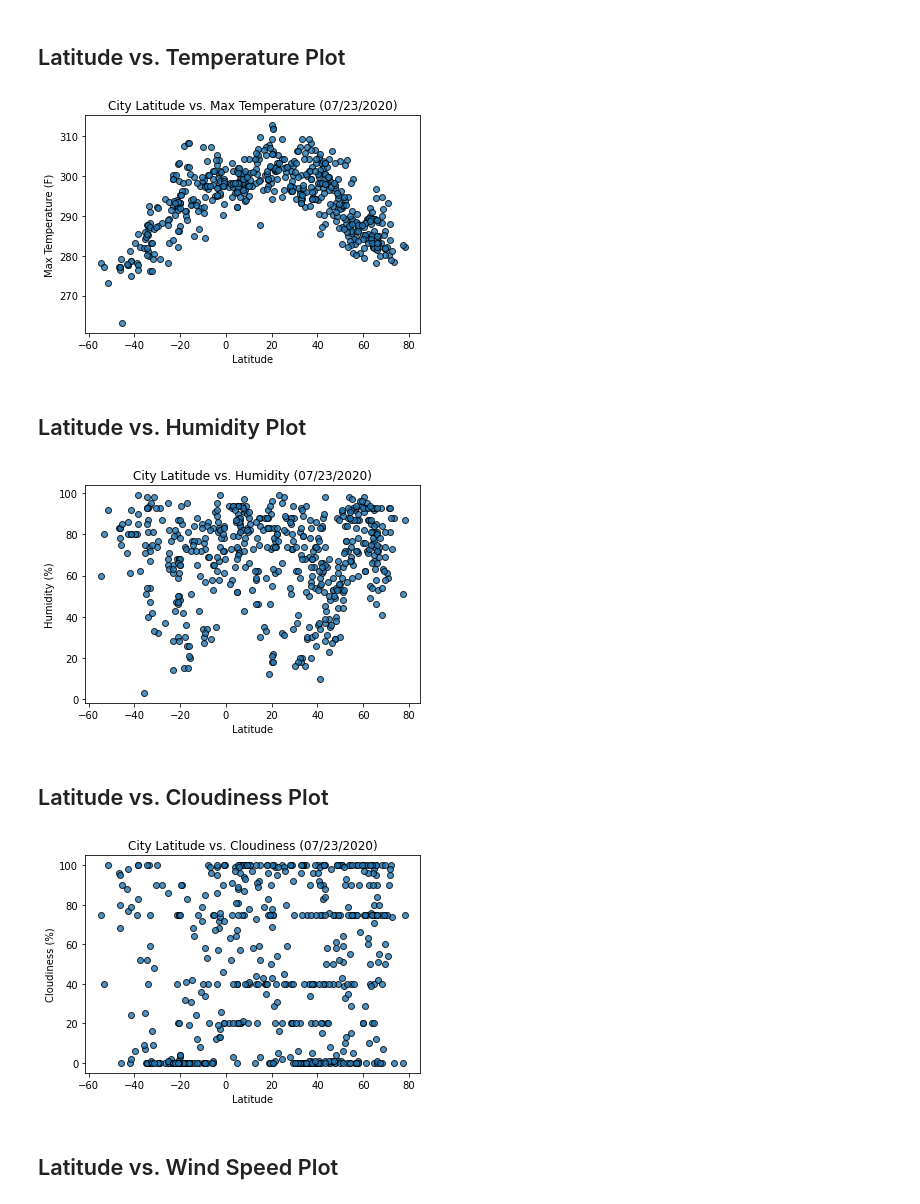
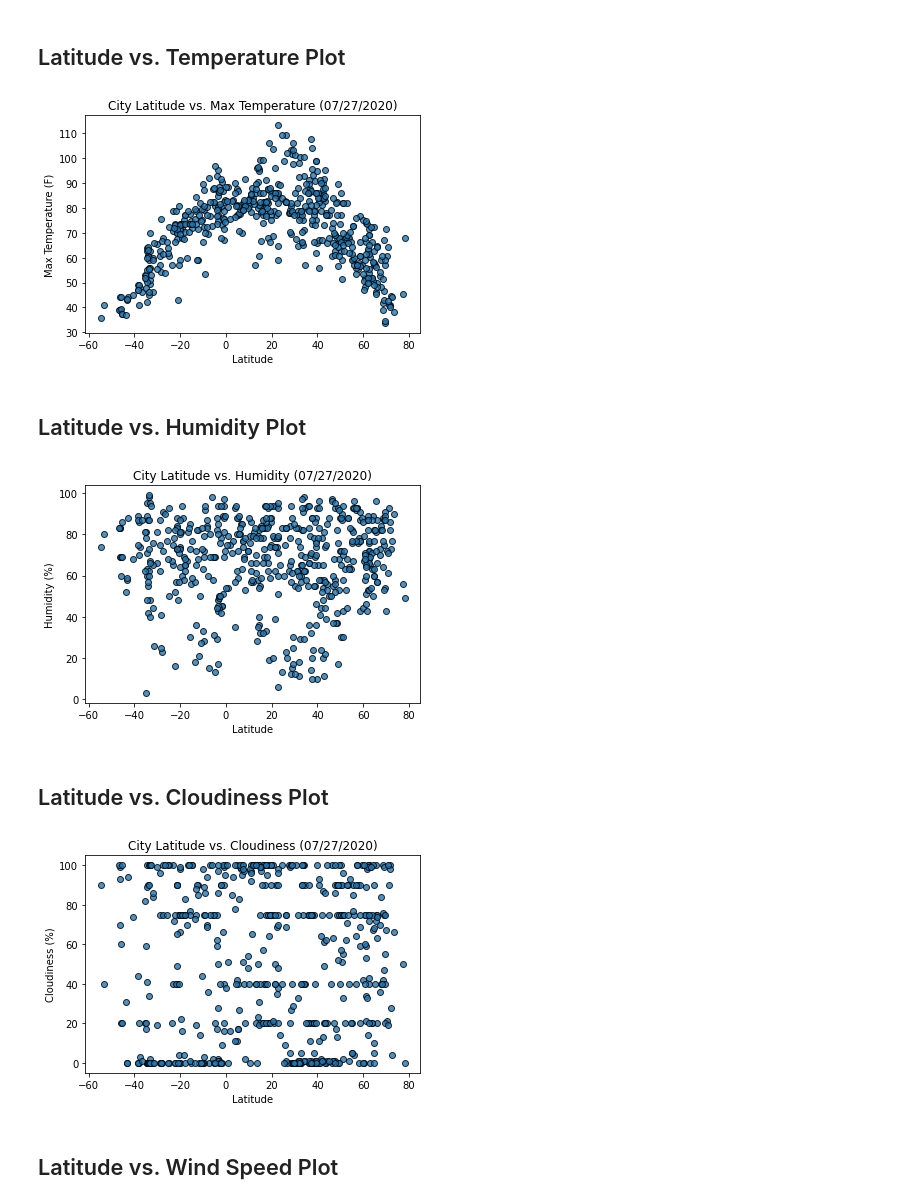
Before and after one commit to adithyav09/Python-API-Challenge, a Jupyter notebook: WeatherPy/WeatherPy.ipynb, the cells around one changed output. Saved outputs shown, nothing was run; the diff lists cells and outputs as text; code cells hidden in the pictures.

Commit message:
issues with temperature fixed

```diff
--- a/WeatherPy/WeatherPy.ipynb
+++ b/WeatherPy/WeatherPy.ipynb
@@ -54,11 +54,13 @@ len(cities)
 * Perform a weather check on each city using a series of successive API calls.
 * Include a print log of each city as it'sbeing processed (with the city number and city name).
 # %%
+#Setting up query and converting the temperature from Kelvin to Celsius.
 url = "http://api.openweathermap.org/data/2.5/weather?"
-api_key = url + "q=" + city + "&appid=" + weather_api_key
+api_key = url + "q=" + city + "&appid=" + weather_api_key + "&units=Imperial"
 print("Beginning Data Retrieval\n-----------------------------")
 weather_response = requests.get(api_key).json()
 
+#Creating empy lists to store desired values based on category.
 City = []
 Lat = []
 Lng = []
@@ -69,14 +71,16 @@ Wind_Speed = []
 Country = []
 Date = []
 
+#setting counter when processing values of each city data.
 count = 1
 set_count = 1
 
 for city in cities:
 
+    #Try block to prevent error of city not found by skipping it and retrieving necessary data for each city.
     try:
 
-        response = requests.get(url + "q=" + city + "&appid=" + weather_api_key).json()
+        response = requests.get(url + "q=" + city + "&appid=" + weather_api_key + "&units=Imperial").json()
         City.append(response['name'])
         Lat.append(response['coord']['lat'])
         Lng.append(response['coord']['lon'])
@@ -88,12 +92,14 @@ for city in cities:
         Date.append(response['dt'])
         print(f"Processing Record {count} of Set {set_count} | {city}")
 
+        #Used to describe set and record and reset values after every set.
         if count != 50:
             count += 1
         else:
             count = 0
             set_count += 1
 
+        #Sleep to prevent overuse of API key
         time.sleep(1.02)
 
     except:
@@ -189,31 +197,31 @@ clean_city_data.to_csv('../Resources/clean_city_data.csv', index = False)
 # %%
 plt.scatter(x = clean_city_data['Latitude'], y = clean_city_data['Max Temperature'], alpha = 0.8, edgecolors = 'black')
 plt.xlabel("Latitude")
 plt.ylabel("Max Temperature (F)")
-plt.title("City Latitude vs. Max Temperature (07/23/2020)")
+plt.title("City Latitude vs. Max Temperature (07/27/2020)")
 plt.show()
 # %% [output]
-[figure, old version]
+[figure, new version]
 # %% [markdown]
 ## Latitude vs. Humidity Plot
 # %%
 plt.scatter(x = clean_city_data['Latitude'], y = clean_city_data['Humidity'], alpha = 0.8, edgecolors = 'black')
 plt.xlabel("Latitude")
 plt.ylabel("Humidity (%)")
-plt.title("City Latitude vs. Humidity (07/23/2020)")
+plt.title("City Latitude vs. Humidity (07/27/2020)")
 plt.show()
 # %% [output]
-[figure, old version]
+[figure, new version]
 # %% [markdown]
 ## Latitude vs. Cloudiness Plot
 # %%
 plt.scatter(x = clean_city_data['Latitude'], y = clean_city_data['Cloudiness'], alpha = 0.8, edgecolors = 'black')
 plt.xlabel("Latitude")
 plt.ylabel("Cloudiness (%)")
-plt.title("City Latitude vs. Cloudiness (07/23/2020)")
+plt.title("City Latitude vs. Cloudiness (07/27/2020)")
 plt.show()
 # %% [output]
-[figure, old version]
+[figure, new version]
 # %% [markdown]
 ## Latitude vs. Wind Speed Plot
 # %%
```
Also changed, not shown: parts of 7 cells of this notebook.
